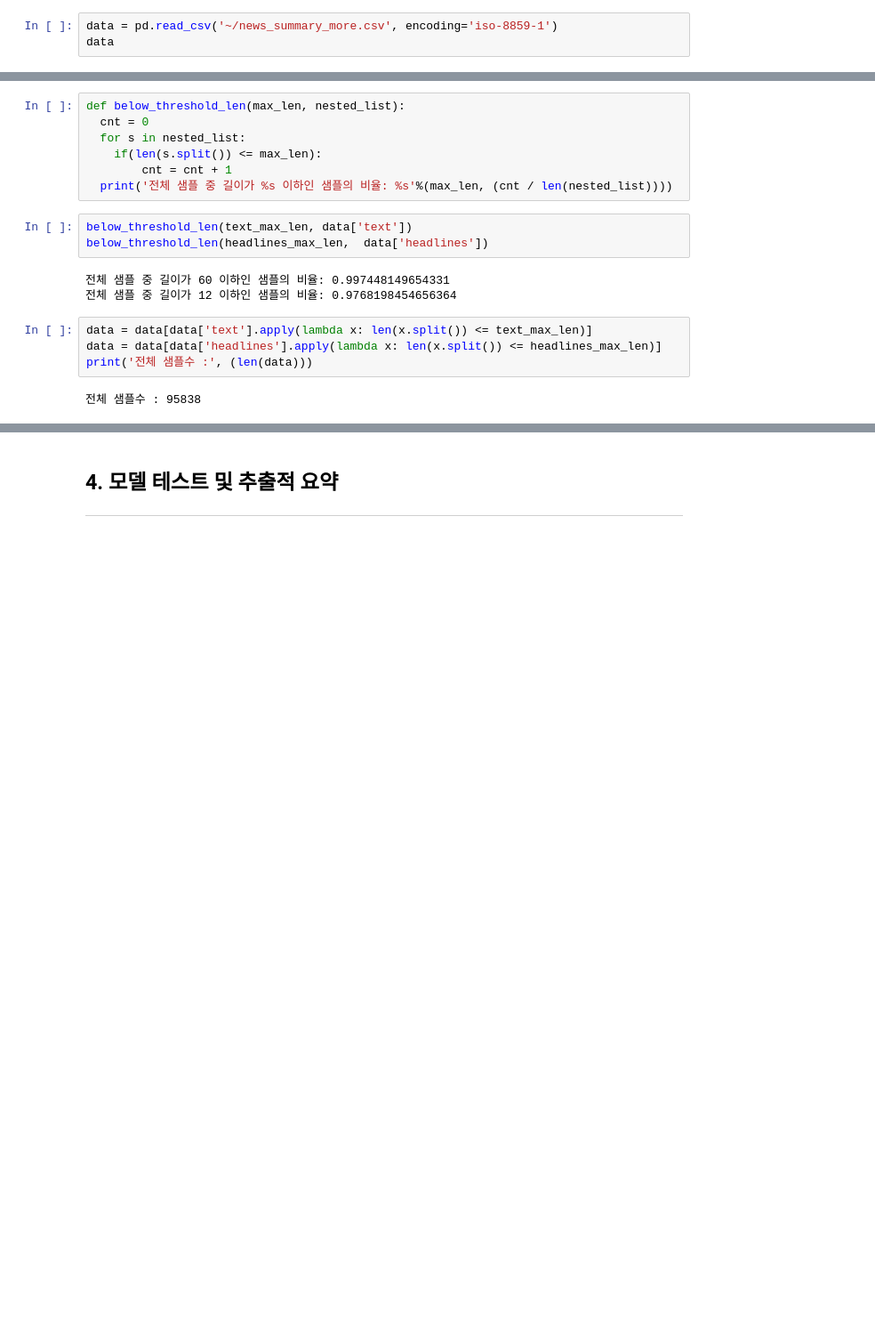
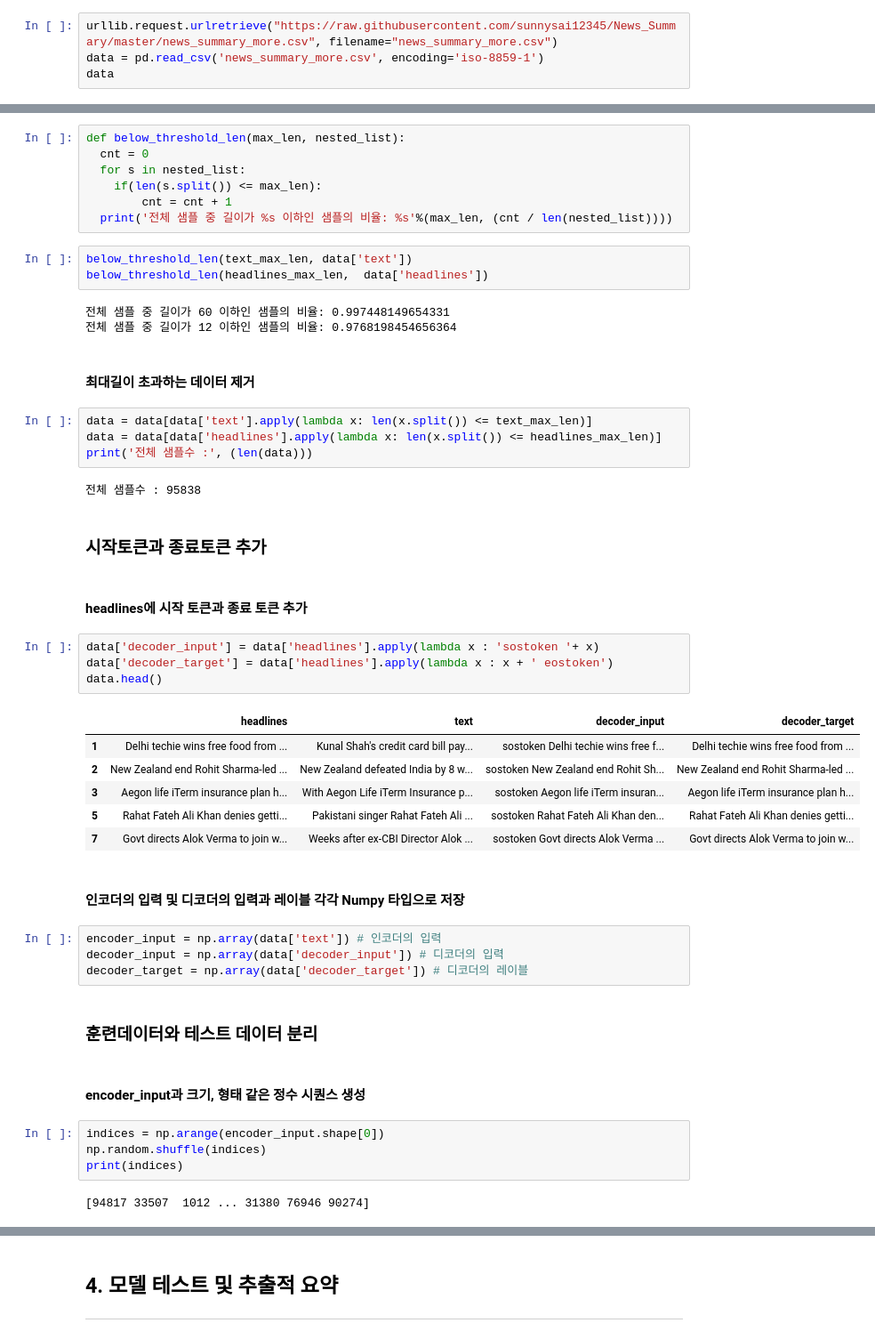
Before and after one commit to tunastorm/aiffel_lms, a Jupyter notebook: news_summarization/[E-10] News_Summarization_ycw.ipynb, the cells around one changed output, grey strips where cells are left out. Shown at 89% size. Saved outputs shown, nothing was run; the diff lists cells and outputs as text; blank space fills up the shorter version.

```diff
--- a/news_summarization/[E-10] News_Summarization_ycw.ipynb
+++ b/news_summarization/[E-10] News_Summarization_ycw.ipynb
@@ -26,5 +28,6 @@ from functools import partial
 # %%
-data = pd.read_csv('~/news_summary_more.csv', encoding='iso-8859-1')
+urllib.request.urlretrieve("https://raw.githubusercontent.com/sunnysai12345/News_Summary/master/news_summary_more.csv", filename="news_summary_more.csv")
+data = pd.read_csv('news_summary_more.csv', encoding='iso-8859-1')
 data
 # %% [output]
 |  | headlines | text |
@@ -247,9 +252,42 @@ below_threshold_len(headlines_max_len,  data['headlines'])
 # %% [output]
 전체 샘플 중 길이가 60 이하인 샘플의 비율: 0.997448149654331
 전체 샘플 중 길이가 12 이하인 샘플의 비율: 0.9768198454656364
+# %% [markdown]
+#### 최대길이 초과하는 데이터 제거
 # %%
 data = data[data['text'].apply(lambda x: len(x.split()) <= text_max_len)]
 data = data[data['headlines'].apply(lambda x: len(x.split()) <= headlines_max_len)]
 print('전체 샘플수 :', (len(data)))
 # %% [output]
 전체 샘플수 : 95838
+# %% [markdown]
+### 시작토큰과 종료토큰 추가
+# %% [markdown]
+####  headlines에 시작 토큰과 종료 토큰 추가
+# %%
+data['decoder_input'] = data['headlines'].apply(lambda x : 'sostoken '+ x)
+data['decoder_target'] = data['headlines'].apply(lambda x : x + ' eostoken')
+data.head()
+# %% [output]
+|  | headlines | text | decoder_input | decoder_target |
+| 1 | Delhi techie wins free food from ... | Kunal Shah's credit card bill pay... | sostoken Delhi techie wins free f... | Delhi techie wins free food from ... |
+| 2 | New Zealand end Rohit Sharma-led ... | New Zealand defeated India by 8 w... | sostoken New Zealand end Rohit Sh... | New Zealand end Rohit Sharma-led ... |
+| 3 | Aegon life iTerm insurance plan h... | With Aegon Life iTerm Insurance p... | sostoken Aegon life iTerm insuran... | Aegon life iTerm insurance plan h... |
+| 5 | Rahat Fateh Ali Khan denies getti... | Pakistani singer Rahat Fateh Ali ... | sostoken Rahat Fateh Ali Khan den... | Rahat Fateh Ali Khan denies getti... |
+| 7 | Govt directs Alok Verma to join w... | Weeks after ex-CBI Director Alok ... | sostoken Govt directs Alok Verma ... | Govt directs Alok Verma to join w... |
+# %% [markdown]
+#### 인코더의 입력 및 디코더의 입력과 레이블 각각 Numpy 타입으로 저장
+# %%
+encoder_input = np.array(data['text']) # 인코더의 입력
+decoder_input = np.array(data['decoder_input']) # 디코더의 입력
+decoder_target = np.array(data['decoder_target']) # 디코더의 레이블
+# %% [markdown]
+### 훈련데이터와 테스트 데이터 분리
+# %% [markdown]
+#### encoder_input과 크기, 형태 같은 정수 시퀀스 생성
+# %%
+indices = np.arange(encoder_input.shape[0])
+np.random.shuffle(indices)
+print(indices)
+# %% [output]
+[94817 33507  1012 ... 31380 76946 90274]
```
Also changed, not shown: parts of 57 cells of this notebook.
